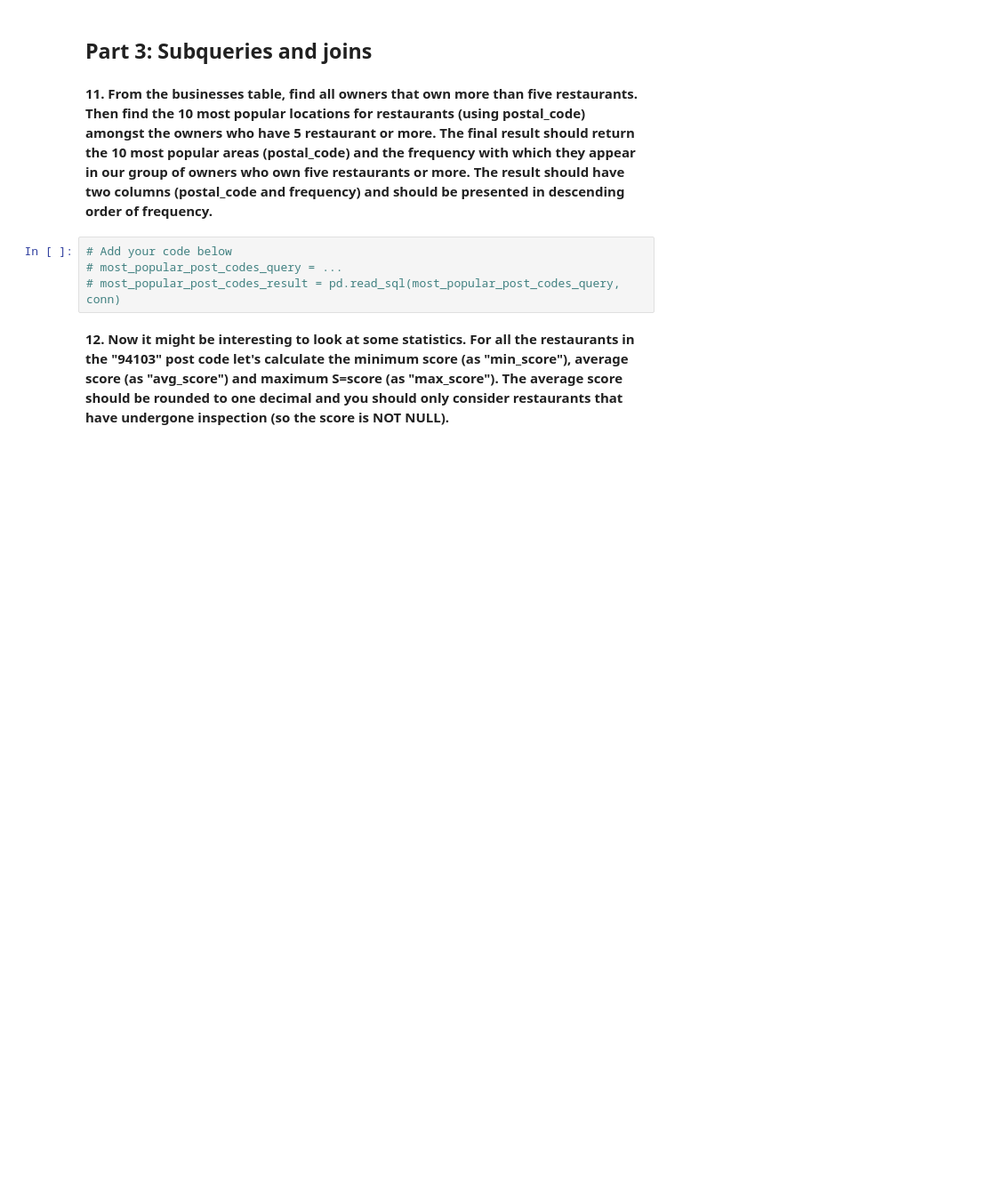
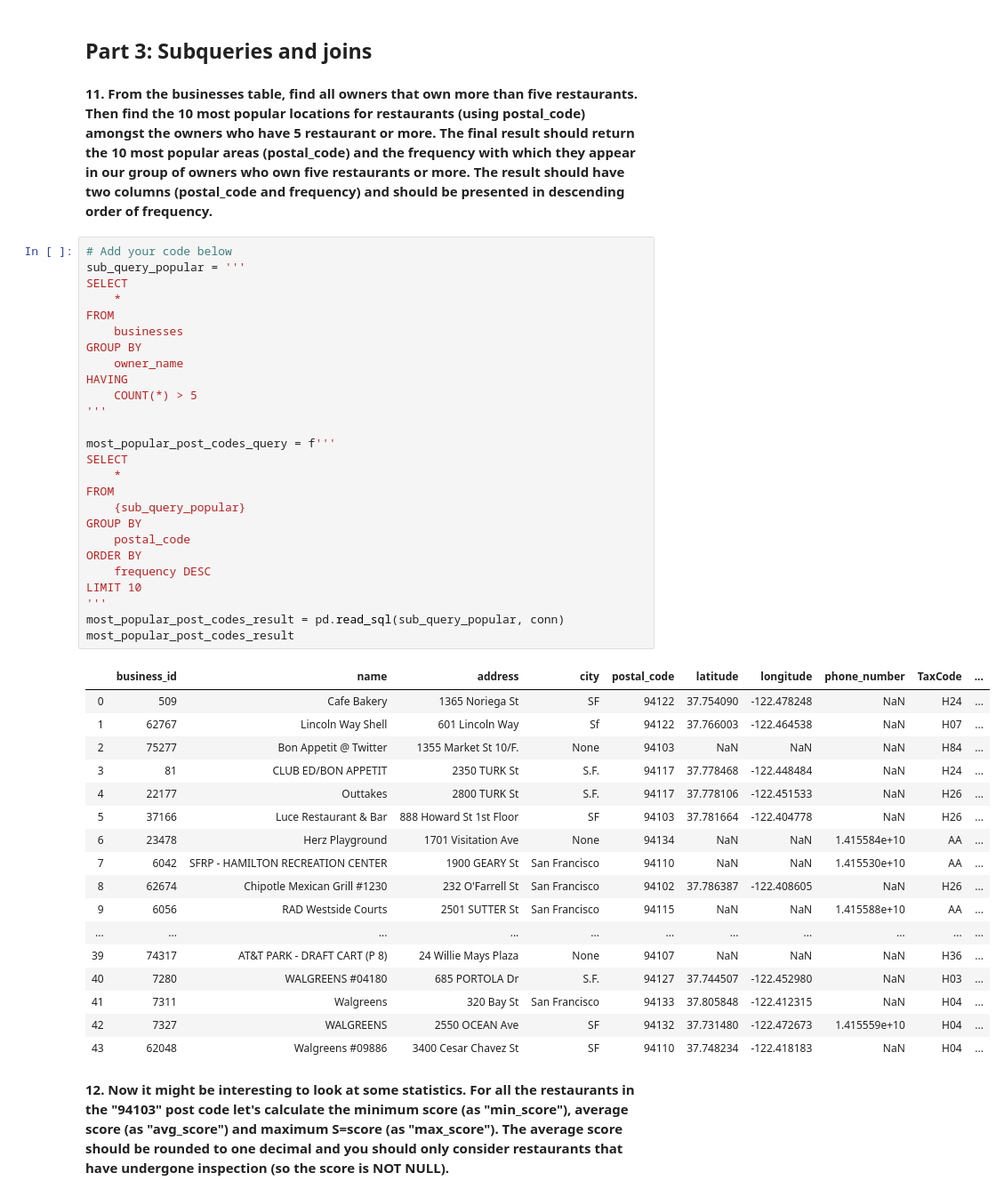
Before and after one commit to Louis-Bad/KATE_module-6, a Jupyter notebook: food_health_analysis/food_health.ipynb, the cells around one changed output. Shown at 89% size. Saved outputs shown, nothing was run; the diff lists cells and outputs as text; blank space fills up the shorter version.

```diff
--- a/food_health_analysis/food_health.ipynb
+++ b/food_health_analysis/food_health.ipynb
@@ -313,10 +313,50 @@ owners_with_restaurant_numbers_result
 ## Part 3: Subqueries and joins
 # %% [markdown]
 **11. From the businesses table, find all owners that own more than five restaurants. Then  find the 10 most popular locations for  restaurants (using postal_code) amongst the owners who have 5 restaurant or more. The final result should return the 10 most popular areas  (postal_code) and the frequency with which they appear in our group of owners who own five restaurants or more. The result should have two columns (postal_code and frequency) and should be presented in descending order of frequency.**
-# %%
-# Add your code below
-# most_popular_post_codes_query = ...
-# most_popular_post_codes_result = pd.read_sql(most_popular_post_codes_query, conn)
+# %%
+# Add your code below
+sub_query_popular = '''
+SELECT
+    *
+FROM
+    businesses
+GROUP BY
+    owner_name
+HAVING
+    COUNT(*) > 5
+'''
+
+most_popular_post_codes_query = f'''
+SELECT
+    *
+FROM
+    {sub_query_popular}
+GROUP BY
+    postal_code
+ORDER BY
+    frequency DESC
+LIMIT 10
+'''
+most_popular_post_codes_result = pd.read_sql(sub_query_popular, conn)
+most_popular_post_codes_result
+# %% [output]
+|  | business_id | name | address | city | postal_code | latitude | longitude | phone_number | TaxCode | ... |
+| 0 | 509 | Cafe Bakery | 1365 Noriega St | SF | 94122 | 37.754090 | -122.478248 | NaN | H24 | ... |
+| 1 | 62767 | Lincoln Way Shell | 601 Lincoln Way | Sf | 94122 | 37.766003 | -122.464538 | NaN | H07 | ... |
+| 2 | 75277 | Bon Appetit @ Twitter | 1355 Market St 10/F. | None | 94103 | NaN | NaN | NaN | H84 | ... |
+| 3 | 81 | CLUB ED/BON APPETIT | 2350 TURK St | S.F. | 94117 | 37.778468 | -122.448484 | NaN | H24 | ... |
+| 4 | 22177 | Outtakes | 2800 TURK St | S.F. | 94117 | 37.778106 | -122.451533 | NaN | H26 | ... |
+| 5 | 37166 | Luce Restaurant & Bar | 888 Howard St 1st Floor | SF | 94103 | 37.781664 | -122.404778 | NaN | H26 | ... |
+| 6 | 23478 | Herz Playground | 1701 Visitation Ave | None | 94134 | NaN | NaN | 1.415584e+10 | AA | ... |
+| 7 | 6042 | SFRP - HAMILTON RECREATION CENTER | 1900 GEARY St | San Francisco | 94110 | NaN | NaN | 1.415530e+10 | AA | ... |
+| 8 | 62674 | Chipotle Mexican Grill #1230 | 232 O'Farrell St | San Francisco | 94102 | 37.786387 | -122.408605 | NaN | H26 | ... |
+| 9 | 6056 | RAD Westside Courts | 2501 SUTTER St | San Francisco | 94115 | NaN | NaN | 1.415588e+10 | AA | ... |
+| ... | ... | ... | ... | ... | ... | ... | ... | ... | ... | ... |
+| 39 | 74317 | AT&T PARK - DRAFT CART (P 8) | 24 Willie Mays Plaza | None | 94107 | NaN | NaN | NaN | H36 | ... |
+| 40 | 7280 | WALGREENS #04180 | 685 PORTOLA Dr | S.F. | 94127 | 37.744507 | -122.452980 | NaN | H03 | ... |
+| 41 | 7311 | Walgreens | 320 Bay St | San Francisco | 94133 | 37.805848 | -122.412315 | NaN | H04 | ... |
+| 42 | 7327 | WALGREENS | 2550 OCEAN Ave | SF | 94132 | 37.731480 | -122.472673 | 1.415559e+10 | H04 | ... |
+| 43 | 62048 | Walgreens #09886 | 3400 Cesar Chavez St | SF | 94110 | 37.748234 | -122.418183 | NaN | H04 | ... |
 # %% [markdown]
 **12. Now it might be interesting to look at some statistics. For all the restaurants in the "94103" post code let's calculate the minimum score (as "min_score"), average score (as "avg_score") and maximum S=score (as "max_score"). The average score should be rounded to one decimal and you should only consider restaurants that have undergone inspection (so the score is NOT NULL).**
 # %%
```
